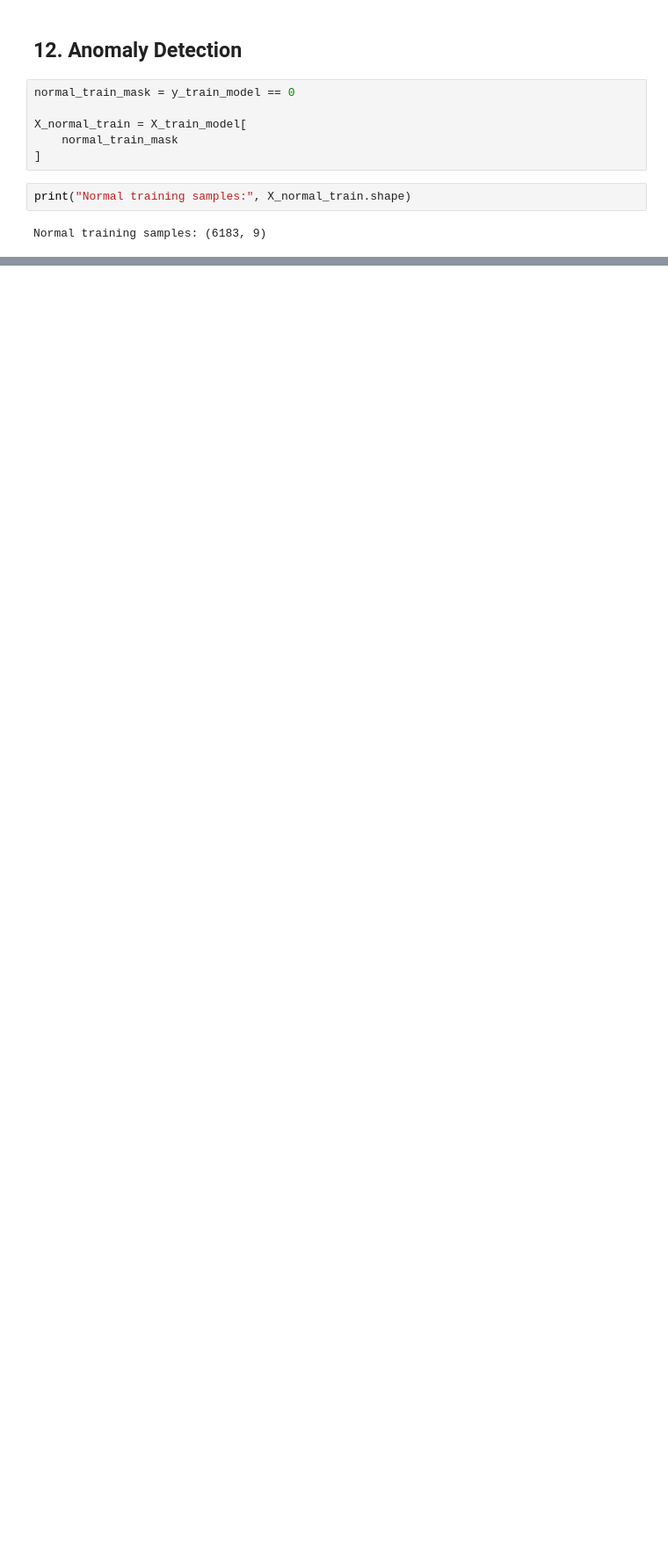
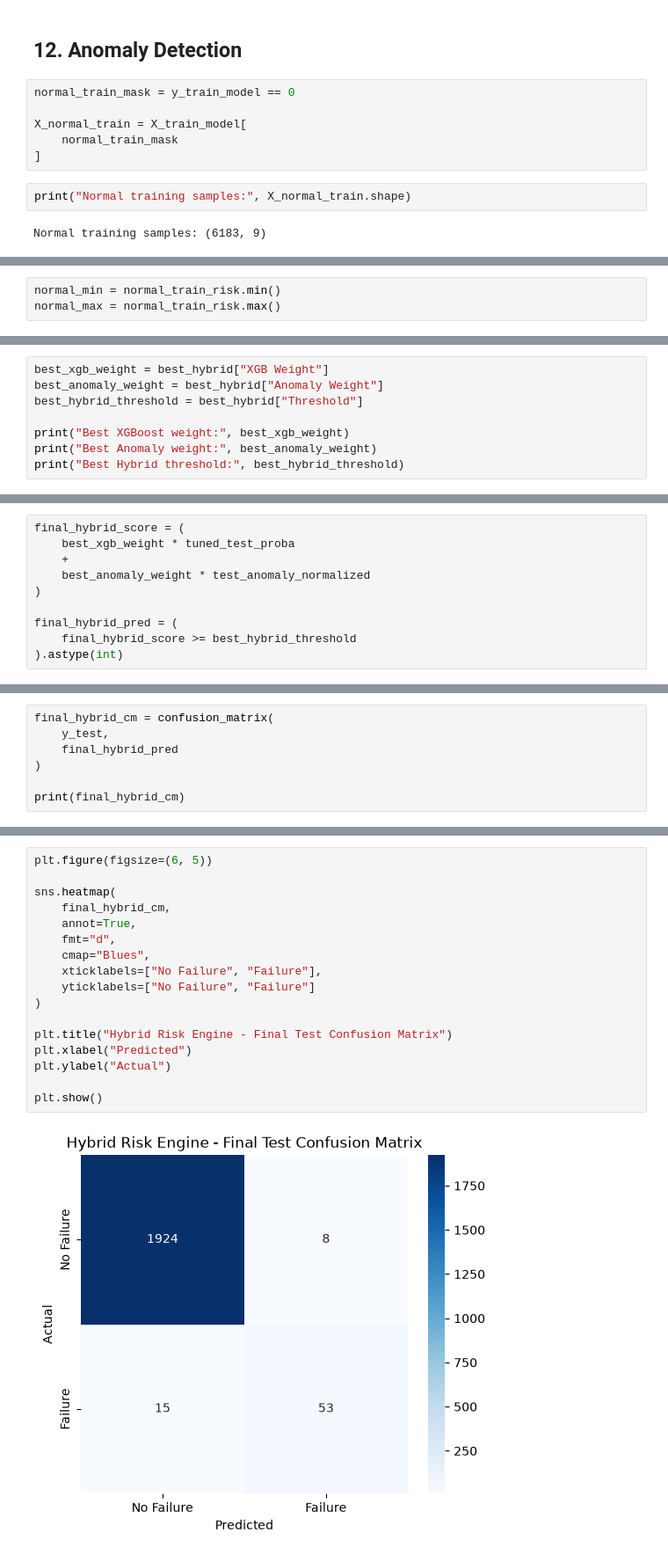
Before and after one commit to ankith0921/Industrial-predictive-maintenance, a Jupyter notebook: notebooks/01_dataset_exploration.ipynb, the cells around one changed output, grey strips where cells are left out. Shown at 88% size. Drawn from its saved outputs; the diff is of its cells as text; blank space fills up the shorter version.

```diff
--- a/notebooks/01_dataset_exploration.ipynb
+++ b/notebooks/01_dataset_exploration.ipynb
@@ -1992,0 +2377,3 @@ Normal training samples: (6183, 9)
+# %%
+normal_min = normal_train_risk.min()
+normal_max = normal_train_risk.max()
@@ -1992,0 +2511,8 @@ Normal training samples: (6183, 9)
+# %%
+best_xgb_weight = best_hybrid["XGB Weight"]
+best_anomaly_weight = best_hybrid["Anomaly Weight"]
+best_hybrid_threshold = best_hybrid["Threshold"]
+
+print("Best XGBoost weight:", best_xgb_weight)
+print("Best Anomaly weight:", best_anomaly_weight)
+print("Best Hybrid threshold:", best_hybrid_threshold)
@@ -1992,0 +2523,10 @@ Normal training samples: (6183, 9)
+# %%
+final_hybrid_score = (
+    best_xgb_weight * tuned_test_proba
+    +
+    best_anomaly_weight * test_anomaly_normalized
+)
+
+final_hybrid_pred = (
+    final_hybrid_score >= best_hybrid_threshold
+).astype(int)
@@ -1992,0 +2590,7 @@ Normal training samples: (6183, 9)
+# %%
+final_hybrid_cm = confusion_matrix(
+    y_test,
+    final_hybrid_pred
+)
+
+print(final_hybrid_cm)
@@ -1992,0 +2600,19 @@ Normal training samples: (6183, 9)
+# %%
+plt.figure(figsize=(6, 5))
+
+sns.heatmap(
+    final_hybrid_cm,
+    annot=True,
+    fmt="d",
+    cmap="Blues",
+    xticklabels=["No Failure", "Failure"],
+    yticklabels=["No Failure", "Failure"]
+)
+
+plt.title("Hybrid Risk Engine - Final Test Confusion Matrix")
+plt.xlabel("Predicted")
+plt.ylabel("Actual")
+
+plt.show()
+# %% [output]
+[figure, added]
```
Also changed, not shown: parts of 71 cells of this notebook.
